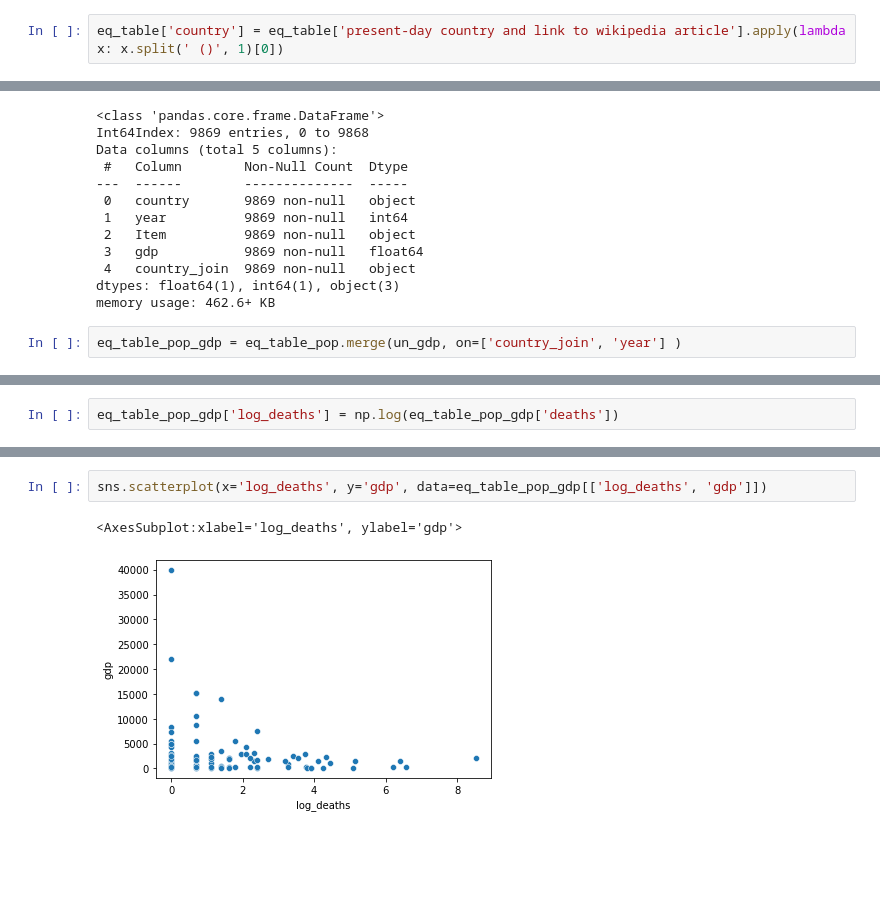
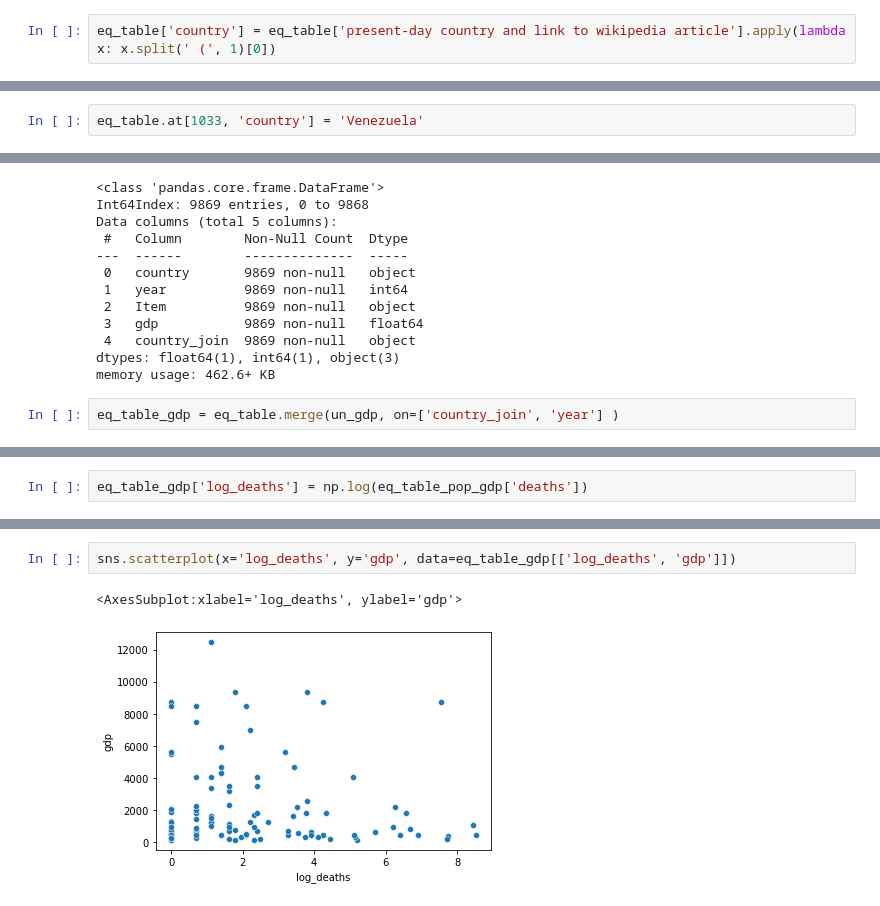
Before and after one commit to nss-data-science-cohort-4/dq3-earthquakes-fully-loaded-nachos, a Jupyter notebook: Notebooks/07_deadliness_factors.ipynb, the cells around one changed output, grey strips where cells are left out. Drawn from its saved outputs; the diff is of its cells as text; blank space fills up the shorter version.

```diff
--- a/Notebooks/07_deadliness_factors.ipynb
+++ b/Notebooks/07_deadliness_factors.ipynb
@@ -48,4 +48,4 @@ eq_table['present-day country and link to wikipedia article']
 1339           Indonesia (see Lombok earthquake)
 Name: present-day country and link to wikipedia article, Length: 1340, dtype: object
 # %%
-eq_table['country'] = eq_table['present-day country and link to wikipedia article'].apply(lambda x: x.split(' ()', 1)[0])
+eq_table['country'] = eq_table['present-day country and link to wikipedia article'].apply(lambda x: x.split(' (', 1)[0])
@@ -51,0 +56,2 @@ eq_table['country'] = eq_table['present-day country and link to wikipedia articl
+# %%
+eq_table.at[1033, 'country'] = 'Venezuela'
@@ -117,4 +162,4 @@ Data columns (total 5 columns):
 dtypes: float64(1), int64(1), object(3)
 memory usage: 462.6+ KB
 # %%
-eq_table_pop_gdp = eq_table_pop.merge(un_gdp, on=['country_join', 'year'] )
+eq_table_gdp = eq_table.merge(un_gdp, on=['country_join', 'year'] )
@@ -132,2 +225,2 @@ sns.scatterplot(x='deaths', y='gdp', data=eq_table_pop_gdp[['deaths', 'gdp']])
 # %%
-eq_table_pop_gdp['log_deaths'] = np.log(eq_table_pop_gdp['deaths'])
+eq_table_gdp['log_deaths'] = np.log(eq_table_pop_gdp['deaths'])
@@ -150,5 +243,5 @@ eq_table_pop_gdp
 # %%
-sns.scatterplot(x='log_deaths', y='gdp', data=eq_table_pop_gdp[['log_deaths', 'gdp']])
+sns.scatterplot(x='log_deaths', y='gdp', data=eq_table_gdp[['log_deaths', 'gdp']])
 # %% [output]
 <AxesSubplot:xlabel='log_deaths', ylabel='gdp'>
-[figure, old version]
+[figure, new version]
```
Also changed, not shown: parts of 19 cells of this notebook.
